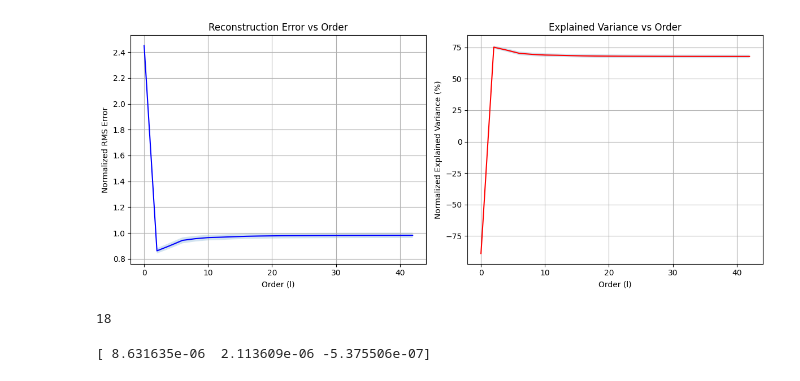
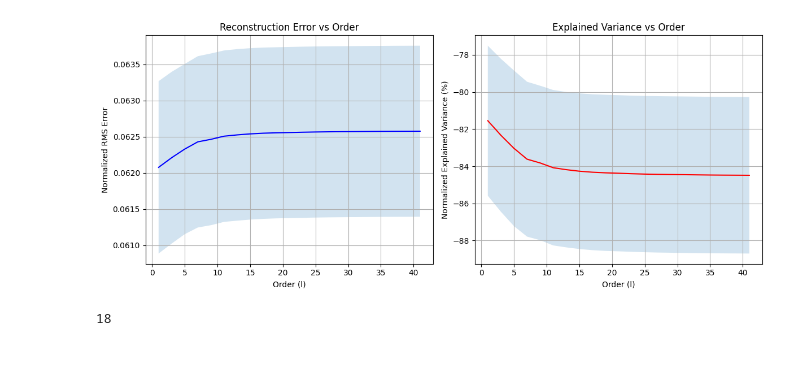
Before and after one commit to Waldoo78/meg_to_surface_ml, a Jupyter notebook: notebooks/hcp_analysis.ipynb, the cells around one changed output. Cells and saved outputs as stored; diff of their text form; code cells hidden in the pictures.

```diff
--- a/notebooks/hcp_analysis.ipynb
+++ b/notebooks/hcp_analysis.ipynb
@@ -16,7 +14,7 @@ from utils.mesh import spherical_harmonics as SH
 from utils.file_manip.Matlab_to_array import load_faces, load_vertices
 # %%
 #Paramaters
-lmax = 120
+lmax = 50
 sigma=1e-7
 lambda_reg=1e-6
 pre_computed_folder=r"C:\Users\wbou2\Desktop\meg_to_surface_ml\src\data"
@@ -29,4 +27,6 @@ def register(surface, output_file):
     np.savez(output_file, coords=coords, tris=tris)
 # %%
 template_projection = pickle.load(open(r"C:\Users\wbou2\Desktop\meg_to_surface_ml\src\data\spherical_template.pkl", 'rb'))
+Y=np.load(r"C:\Users\wbou2\Desktop\meg_to_surface_ml\src\data\Y_120.npz")['Y']
+Y_lh=Y[:,:(lmax+1)**2]
 # %%
@@ -139,28 +153,24 @@ def analyze_reconstruction_error(coeffs, resampled_data, Y_lh, orders):
     variances_explained = []
 
     r_coords = resampled_data['coords']
-    r_coords_norm = (r_coords - r_coords.mean(axis=0)) / r_coords.std(axis=0)
 
     for l in orders:
-        # Reconstruction
+        # Simple reconstruction
         reconstruction = SH.generate_surface(Y_lh, l, sigma, orders=coeffs['organized_coeffs'])
 
-        # Normaliser la reconstruction
-        reconstruction_norm = (reconstruction - reconstruction.mean(axis=0)) / reconstruction.std(axis=0)
-
-        # Erreur sur données normalisées
-        error = np.sqrt(np.mean(np.sum((r_coords_norm - reconstruction_norm)**2, axis=1)))
+        # Erreur brute (distance euclidienne moyenne)
+        error = np.sqrt(np.mean(np.sum((r_coords - reconstruction)**2, axis=1)))
         errors.append(error)
 
-        # Variance expliquée sur données normalisées
-        var_total = np.var(r_coords_norm)
-        var_residual = np.var(r_coords_norm - reconstruction_norm)
-        var_explained = 1 - (var_residual / var_total)
-        variances_explained.append(var_explained)
+        # Pour la variance expliquée, on utilise les données brutes
+        ss_res = np.sum((r_coords - reconstruction)**2)
+        ss_tot = np.sum((r_coords - r_coords.mean(axis=0))**2)
+        r_squared = 1 - (ss_res / ss_tot)
+        variances_explained.append(r_squared)
 
     return errors, variances_explained
 
-orders = range(1,22, 2)
+orders = range(1,42, 2)
 all_errors = []
 all_variances = []
 
@@ -176,34 +186,34 @@ for folder in os.listdir(main_folder)[:5]:
         all_variances.append(variances)
 
 plt.figure(figsize=(12, 5))
 
 plt.subplot(1, 2, 1)
 plt.plot(orders, np.mean(all_errors, axis=0), 'b-', label='Mean error')
 plt.fill_between(orders,
                 np.mean(all_errors, axis=0) - np.std(all_errors, axis=0),
                 np.mean(all_errors, axis=0) + np.std(all_errors, axis=0),
                 alpha=0.2)
 plt.xlabel('Order (l)')
 plt.ylabel('Normalized RMS Error')
 plt.title('Reconstruction Error vs Order')
 plt.grid(True)
 
 plt.subplot(1, 2, 2)
 plt.plot(orders, np.mean(all_variances, axis=0) * 100, 'r-',
          label='Mean explained variance')
 plt.fill_between(orders,
                 np.mean(all_variances, axis=0) * 100 - np.std(all_variances, axis=0) * 100,
                 np.mean(all_variances, axis=0) * 100 + np.std(all_variances, axis=0) * 100,
                 alpha=0.2)
 plt.xlabel('Order (l)')
 plt.ylabel('Normalized Explained Variance (%)')
 plt.title('Explained Variance vs Order')
 plt.grid(True)
 
 plt.tight_layout()
 plt.show()
 # %% [output]
-[figure, old version]
+[figure, new version]
 # %%
 def change_representations(coeffs):
     lmax=coeffs["lmax"]
@@ -234,4 +239,0 @@ sphere_coords, sphere_tris=vtk_mesh_to_array(sphere_file)
-# %%
-print(np.mean(sphere_coords, axis=0))
-# %% [output]
-[ 8.631635e-06  2.113609e-06 -5.375506e-07]
```
Also changed, not shown: parts of 9 cells of this notebook, 23 other files.
